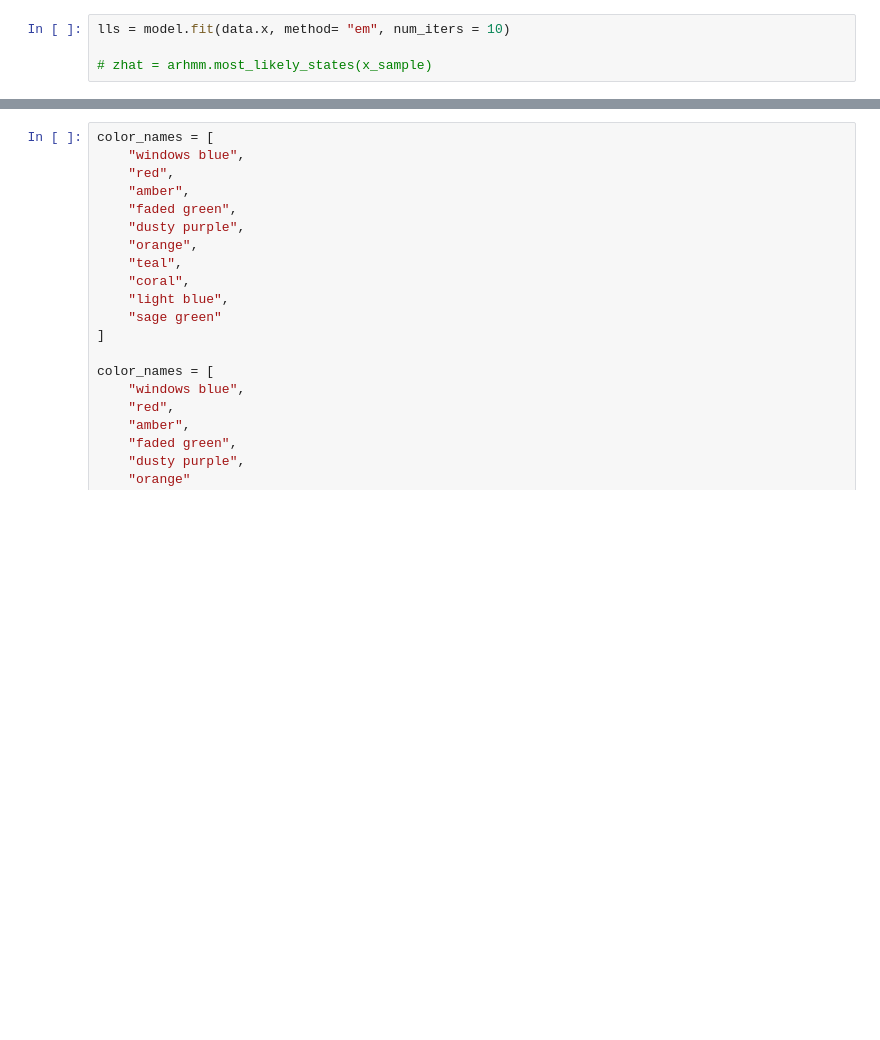
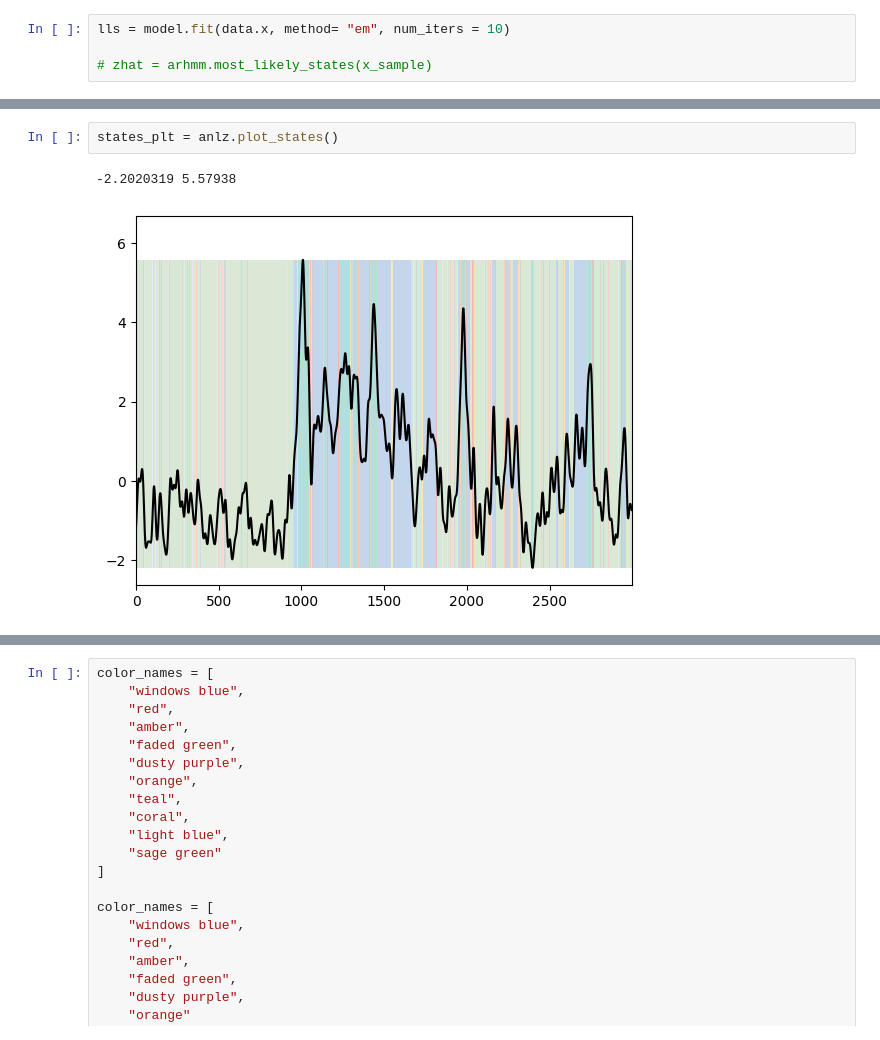
Before and after one commit to Mschaid/transphorm, a Jupyter notebook: notebooks/model_dev/arhmm_fp.ipynb, the cells around one changed output, grey strips where cells are left out. Drawn from its saved outputs; the diff is of its cells as text; blank space fills up the shorter version.

```diff
--- a/notebooks/model_dev/arhmm_fp.ipynb
+++ b/notebooks/model_dev/arhmm_fp.ipynb
@@ -68,0 +59,5 @@ AttributeError: 'ARHMMAnalyzer' object has no attribute 'lables'
+# %%
+states_plt = anlz.plot_states()
+# %% [output]
+-2.2020319 5.57938
+[figure, added]
```
Also changed, not shown: parts of 5 cells of this notebook, 2 other files.
